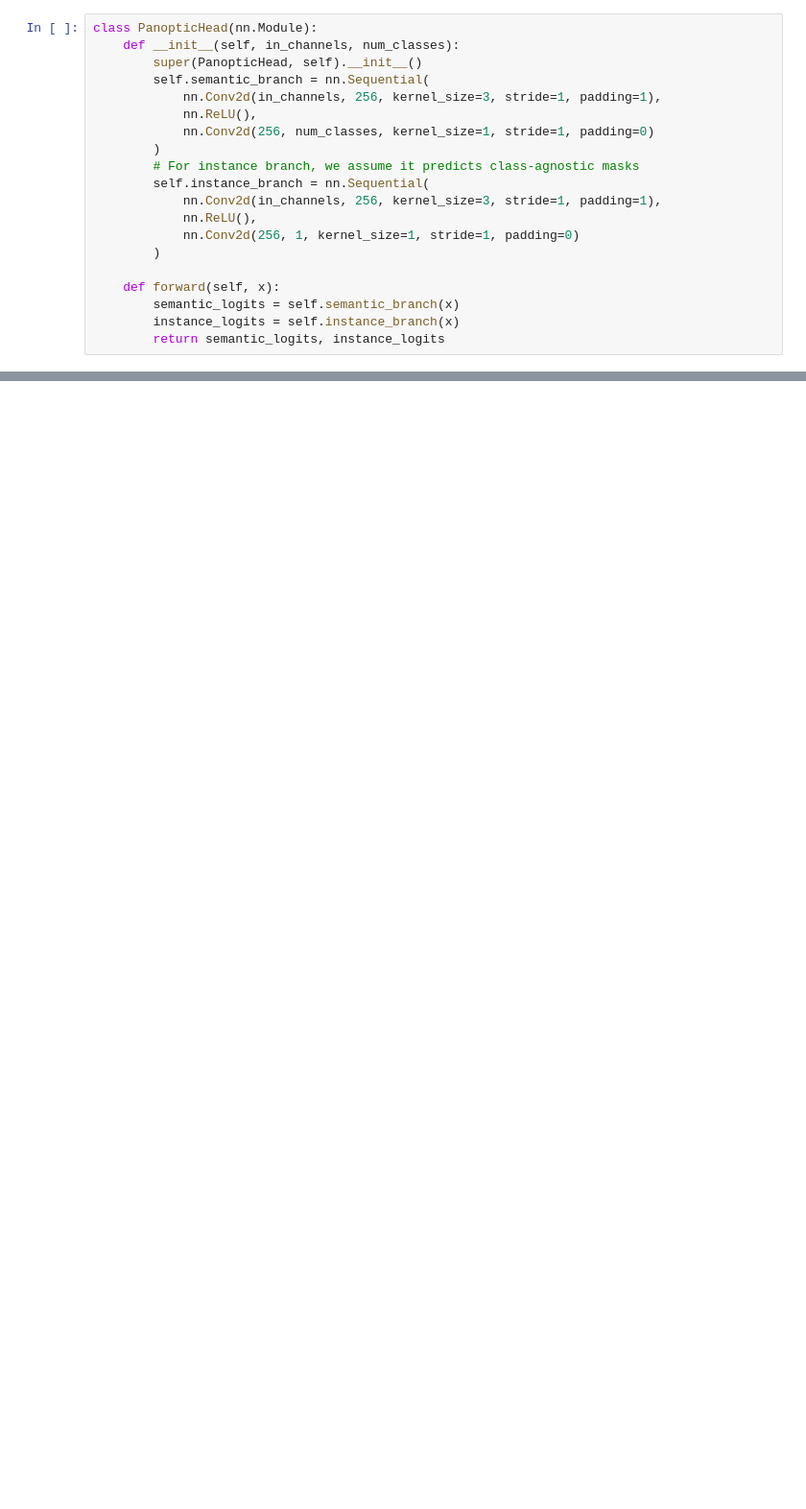
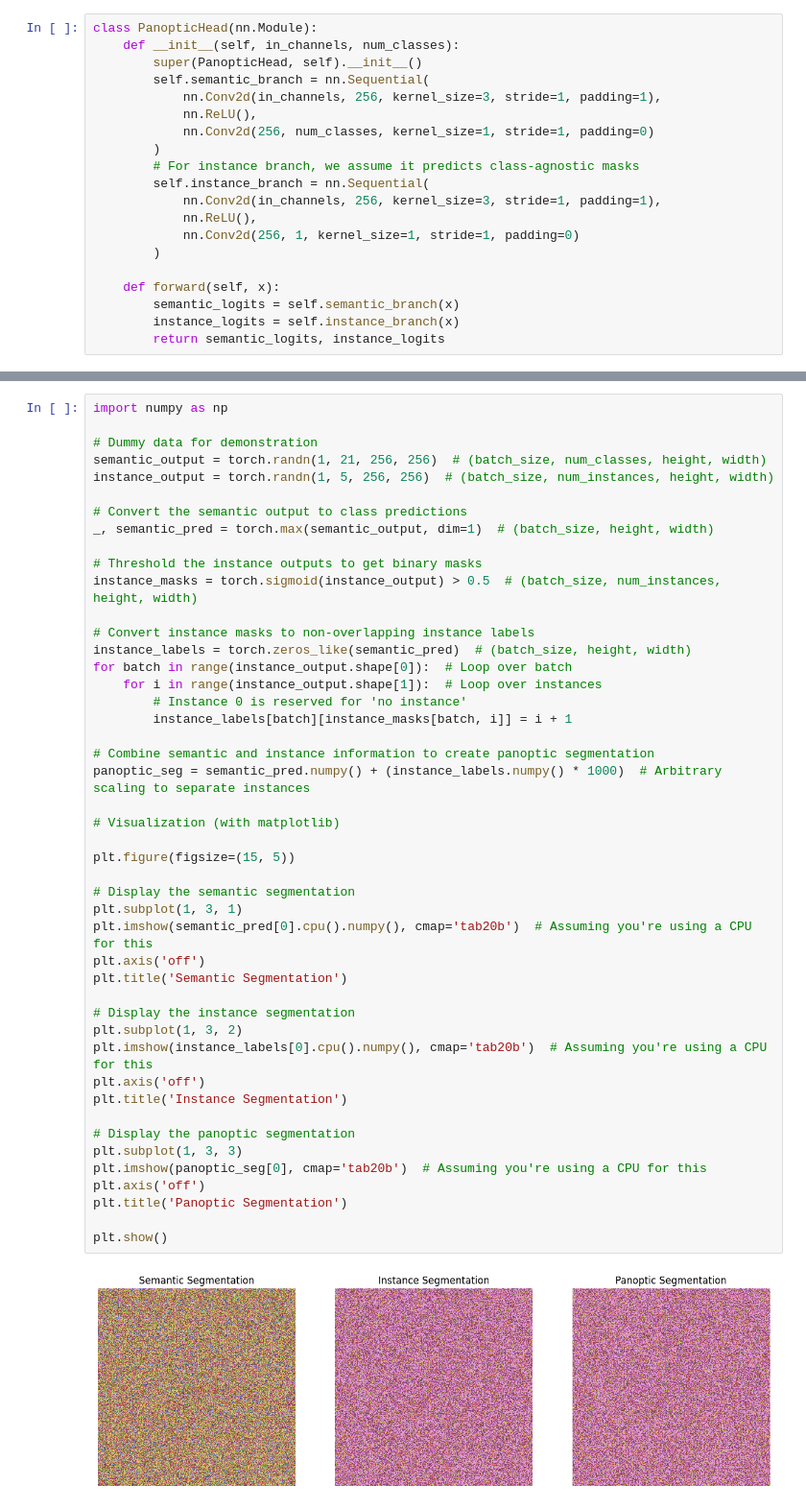
Before and after one commit to doaa1012/FPN, a Jupyter notebook: FPN.ipynb, the cells around one changed output, grey strips where cells are left out. Shown at 96% size. Saved outputs shown, nothing was run; the diff lists cells and outputs as text; blank space fills up the shorter version.

```diff
--- a/FPN.ipynb
+++ b/FPN.ipynb
@@ -144,0 +175,48 @@ plt.show()
+# %%
+import numpy as np
+
+# Dummy data for demonstration
+semantic_output = torch.randn(1, 21, 256, 256)  # (batch_size, num_classes, height, width)
+instance_output = torch.randn(1, 5, 256, 256)  # (batch_size, num_instances, height, width)
+
+# Convert the semantic output to class predictions
+_, semantic_pred = torch.max(semantic_output, dim=1)  # (batch_size, height, width)
+
+# Threshold the instance outputs to get binary masks
+instance_masks = torch.sigmoid(instance_output) > 0.5  # (batch_size, num_instances, height, width)
+
+# Convert instance masks to non-overlapping instance labels
+instance_labels = torch.zeros_like(semantic_pred)  # (batch_size, height, width)
+for batch in range(instance_output.shape[0]):  # Loop over batch
+    for i in range(instance_output.shape[1]):  # Loop over instances
+        # Instance 0 is reserved for 'no instance'
+        instance_labels[batch][instance_masks[batch, i]] = i + 1
+
+# Combine semantic and instance information to create panoptic segmentation
+panoptic_seg = semantic_pred.numpy() + (instance_labels.numpy() * 1000)  # Arbitrary scaling to separate instances
+
+# Visualization (with matplotlib)
+
+plt.figure(figsize=(15, 5))
+
+# Display the semantic segmentation
+plt.subplot(1, 3, 1)
+plt.imshow(semantic_pred[0].cpu().numpy(), cmap='tab20b')  # Assuming you're using a CPU for this
+plt.axis('off')
+plt.title('Semantic Segmentation')
+
+# Display the instance segmentation
+plt.subplot(1, 3, 2)
+plt.imshow(instance_labels[0].cpu().numpy(), cmap='tab20b')  # Assuming you're using a CPU for this
+plt.axis('off')
+plt.title('Instance Segmentation')
+
+# Display the panoptic segmentation
+plt.subplot(1, 3, 3)
+plt.imshow(panoptic_seg[0], cmap='tab20b')  # Assuming you're using a CPU for this
+plt.axis('off')
+plt.title('Panoptic Segmentation')
+
+plt.show()
+# %% [output]
+[figure, added]
```
Also changed, not shown: parts of 6 cells of this notebook.
